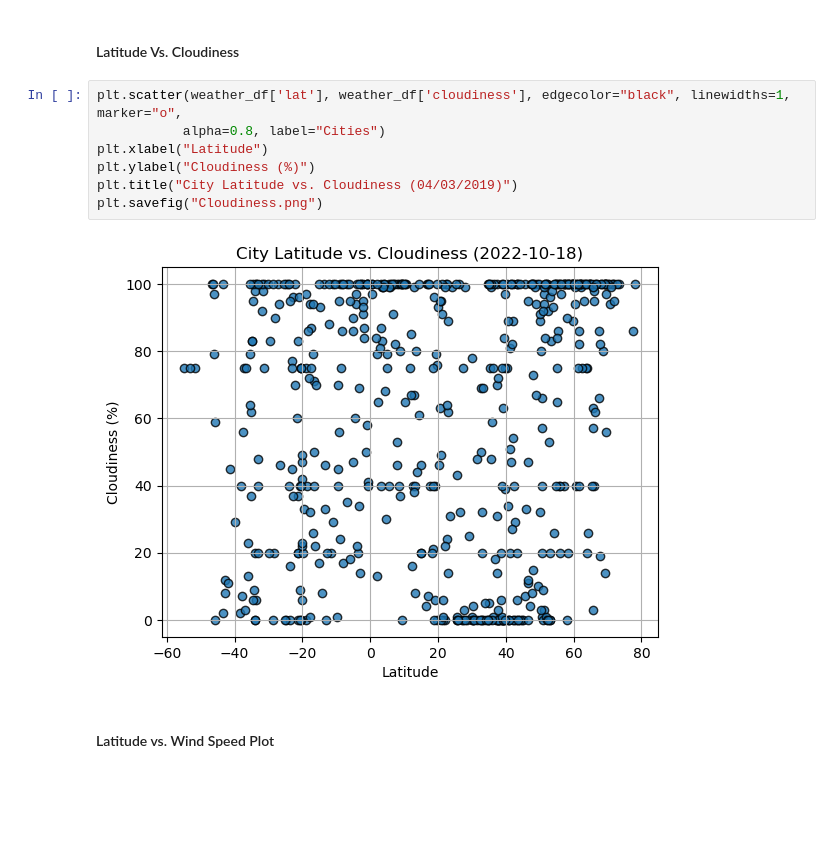
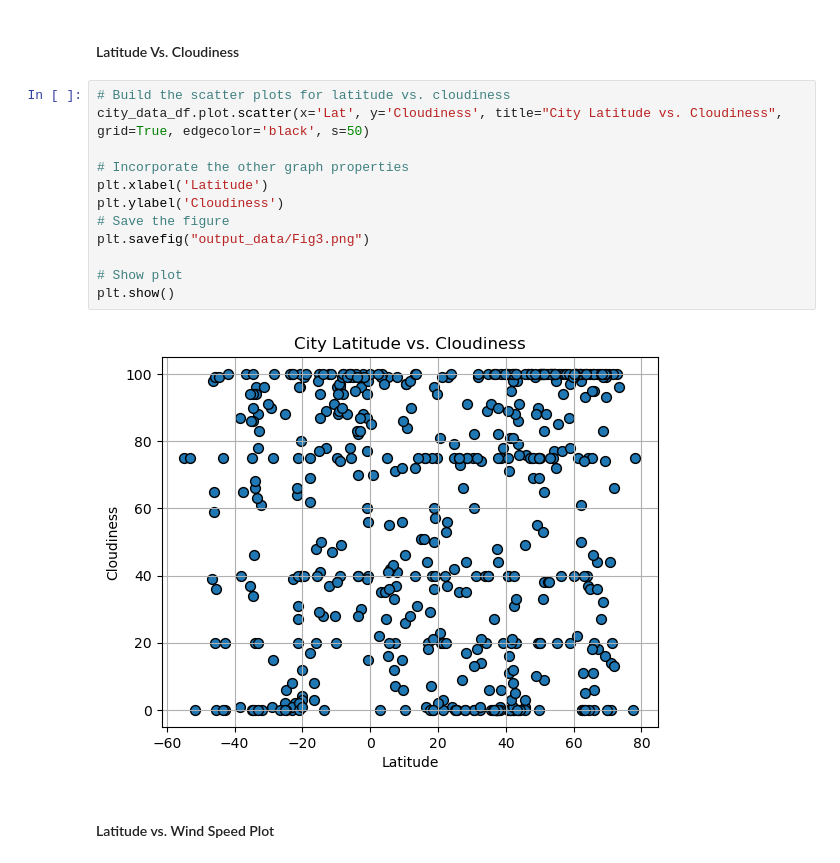
Before and after one commit to sina-rafiee/python-api-challenge, a Jupyter notebook: WeatherPy/WeatherPy.ipynb, the cells around one changed output. Cells and saved outputs as stored; diff of their text form; blank space fills up the shorter version.

```diff
--- a/WeatherPy/WeatherPy.ipynb
+++ b/WeatherPy/WeatherPy.ipynb
@@ -184,13 +222,18 @@ plt.savefig("Humidity.png")
 # %% [markdown]
 #### Latitude Vs. Cloudiness
-# %%
-plt.scatter(weather_df['lat'], weather_df['cloudiness'], edgecolor="black", linewidths=1, marker="o",
-           alpha=0.8, label="Cities")
-plt.xlabel("Latitude")
-plt.ylabel("Cloudiness (%)")
-plt.title("City Latitude vs. Cloudiness (04/03/2019)")
-plt.savefig("Cloudiness.png")
-# %% [output]
-[figure, removed]
+# %%
+# Build the scatter plots for latitude vs. cloudiness
+city_data_df.plot.scatter(x='Lat', y='Cloudiness', title="City Latitude vs. Cloudiness", grid=True, edgecolor='black', s=50)
+
+# Incorporate the other graph properties
+plt.xlabel('Latitude')
+plt.ylabel('Cloudiness')
+# Save the figure
+plt.savefig("output_data/Fig3.png")
+
+# Show plot
+plt.show()
+# %% [output]
+[figure, added]
 # %% [markdown]
 #### Latitude vs. Wind Speed Plot
```
Also changed, not shown: parts of 48 cells of this notebook.
